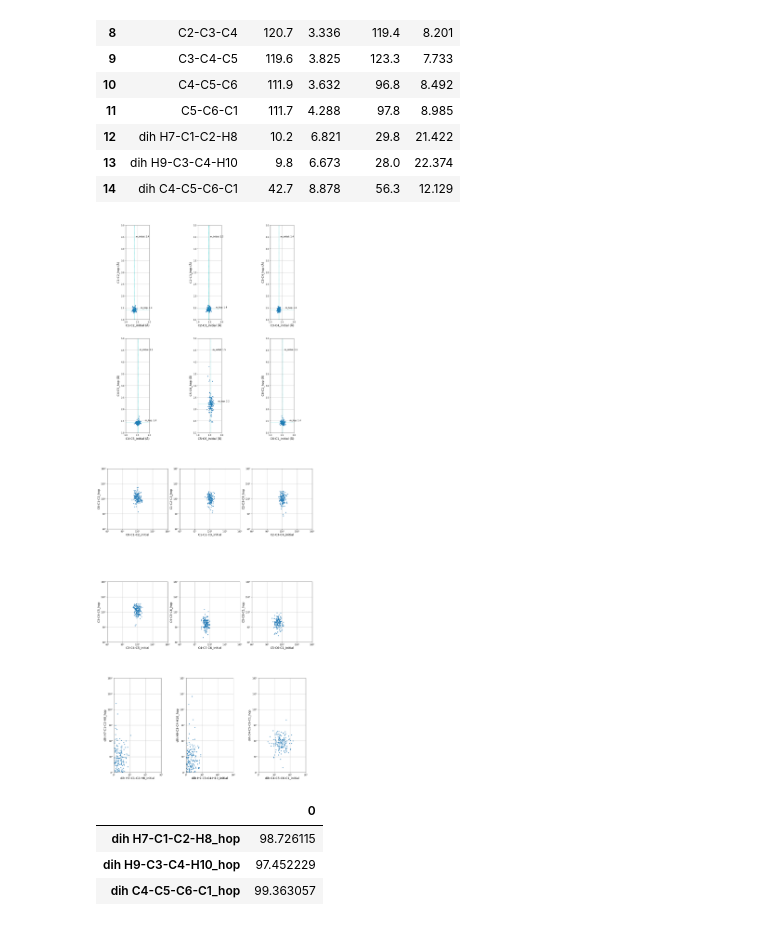
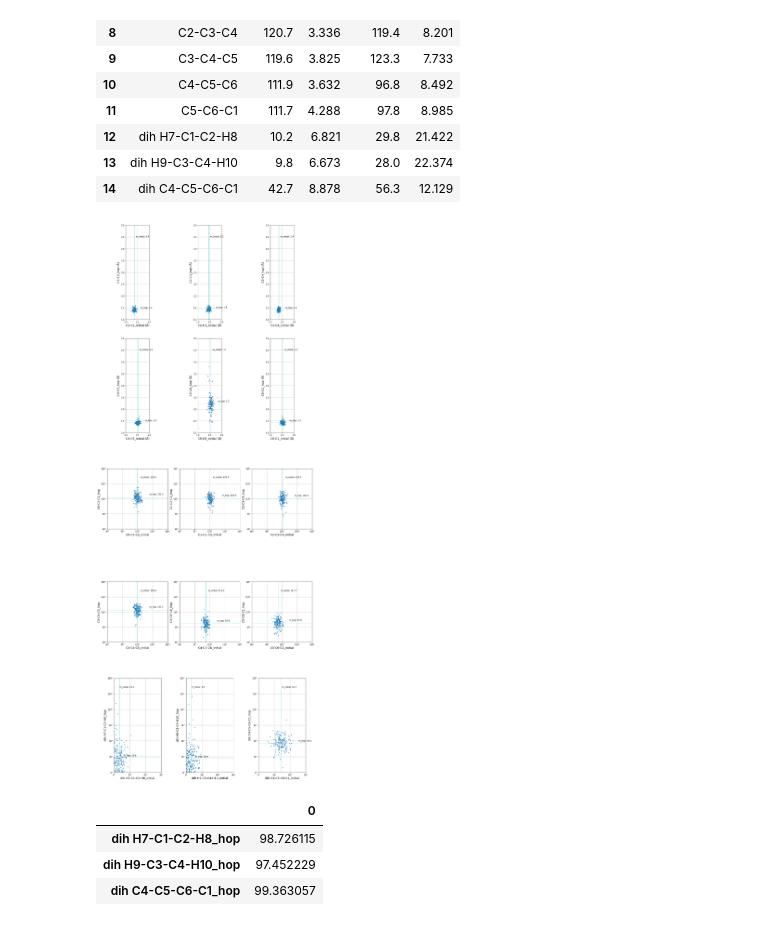
Before and after one commit to KhaiTTNguyen/Computational_Quantum_Chemistry, a Jupyter notebook: structural_influence_on_excited_state_dynamics/[Khai_Nguyen]_CHD_IC_Visualization.ipynb, the cells around one changed output. Drawn from its saved outputs; the diff is of its cells as text; code cells hidden in the pictures.

Commit message:
need scaling for histograms

```diff
--- a/structural_influence_on_excited_state_dynamics/[Khai_Nguyen]_CHD_IC_Visualization.ipynb
+++ b/structural_influence_on_excited_state_dynamics/[Khai_Nguyen]_CHD_IC_Visualization.ipynb
@@ -118,10 +118,10 @@ compare_mean
 # ----------------------- Plot ----------------------- #
 '''
 1. dataframe indexes
-2. x_lim, y_lim
-3. set aspect (height/width ticks ratio)
-4. change "units" in x-y labels
-5. Change MultipleLocator()
+2. Change MultipleLocator()
+3. change "units" in x-y labels
+4. x_lim, y_lim
+5. location of ax.text
 '''
 # plt.subplot(121) nrows, ncols, and index
 figure_nrows = math.ceil(len(compare_mean)/2)
@@ -131,11 +131,10 @@ plt.figure(figsize=(18,10*figure_nrows))
 # -------------- C-C bonds range(1,8) --------------
 C_C_stop=NUM_CARBON
 for col, axe_index in zip(compare_mean['index'][0:C_C_stop], range(1,C_C_stop+1)):
+    initial_col, hop_col = col + "_initial", col + "_hop"
+    x,y = dih_merge[initial_col] , dih_merge[hop_col]
     ax=plt.subplot(figure_nrows, figure_ncols, axe_index)
     ax.set_aspect(1)  # (height/width ticks ratio)
-
-    initial_col, hop_col = col + "_initial", col + "_hop"
-    x,y = dih_merge[initial_col] , dih_merge[hop_col]
 
     plt.plot(x,y, '.')
     plt.xlabel(initial_col+' (Å)', fontsize='x-large')
@@ -150,57 +149,74 @@ for col, axe_index in zip(compare_mean['index'][0:C_C_stop], range(1,C_C_stop+1)
     xmin,xmax=plt.xlim()
     ax.text(x.mean()*1.05, ymax*0.9,'m_initial: {:.1f}'.format(x.mean()))
     ax.text(x.mean()*1.20, y.mean()*1.05,'m_hop: {:.1f}'.format(y.mean()))
-
     axe_index+=1
 
 # -------------- C-C-C angles range(20,28) --------------
 for col, axe_index in zip(compare_mean['index'][C_C_stop:-3], range(C_C_stop+1,len(compare_mean)-2)):
+    initial_col, hop_col = col + "_initial", col + "_hop"
+    x,y = dih_merge[initial_col] , dih_merge[hop_col]
     ax=plt.subplot(figure_nrows, figure_ncols, axe_index)
+    ax.set_aspect(1)
+    # -- format axis
     formatter = EngFormatter(unit='°',places=0,sep="")
     ax.xaxis.set_major_formatter(formatter)
     ax.yaxis.set_major_formatter(formatter)
+    # -- format grid
     majorLocator = MultipleLocator(30)
     ax.xaxis.set_major_locator(majorLocator)
     ax.yaxis.set_major_locator(majorLocator)
-    ax.set_aspect(1)
-    initial_col = col + "_initial"
-    hop_col = col + "_hop"
 
-    plt.plot(dih_merge[initial_col],dih_merge[hop_col], '.')
+    plt.plot(x,y, '.')
     plt.xlabel(initial_col, fontsize='x-large')
     plt.ylabel(hop_col, fontsize='x-large')
     plt.xlim(60,180)
     plt.ylim(60,180)
     plt.grid(True)
+
+    ax.axvline(x.mean(), color='c', linestyle='dashed', linewidth=1)
+    ax.axhline(y.mean(), color='c', linestyle=':', linewidth=1)
+    ymin,ymax=plt.ylim()
+    xmin,xmax=plt.xlim()
+    ax.text(x.mean()*1.05, ymax*0.9,'m_initial: {:.1f}'.format(x.mean()))
+    ax.text(x.mean()*1.20, y.mean()*1.05,'m_hop: {:.1f}'.format(y.mean()))
     axe_index+=1
 
 # -------------- dihedrals rang(29,31) --------------
 for col, axe_index in zip(compare_mean['index'][-3:], range(len(compare_mean)-2,len(compare_mean)+1)):
+    initial_col, hop_col = col + "_initial", col + "_hop"
+    x,y = dih_merge[initial_col] , dih_merge[hop_col]
     ax=plt.subplot(figure_nrows, figure_ncols, axe_index)
+    ax.set_aspect(1)
+    # -- format axis
     formatter = EngFormatter(unit='°',places=0,sep="")
     ax.xaxis.set_major_formatter(formatter)
     ax.yaxis.set_major_formatter(formatter)
+    # -- format grid
     majorLocator = MultipleLocator(30)
     ax.xaxis.set_major_locator(majorLocator)
     ax.yaxis.set_major_locator(majorLocator)
-    ax.set_aspect(1)
-    initial_col = col + "_initial"
-    hop_col = col + "_hop"
 
     plt.plot(dih_merge[initial_col],dih_merge[hop_col], '.')
     plt.xlabel(initial_col, fontsize='x-large')
     plt.ylabel(hop_col, fontsize='x-large')
     plt.xlim(0,90)
     plt.ylim(0,180)
     plt.grid(True)
+
+    ax.axvline(x.mean(), color='c', linestyle='dashed', linewidth=1)
+    ax.axhline(y.mean(), color='c', linestyle=':', linewidth=1)
+    ymin,ymax=plt.ylim()
+    xmin,xmax=plt.xlim()
+    ax.text(x.mean()*1.05, ymax*0.9,'m_initial: {:.1f}'.format(x.mean()))
+    ax.text(x.mean()*1.8, y.mean()*1.05,'m_hop: {:.1f}'.format(y.mean()))
     axe_index+=1
 
 #------------------------- Output to file ----------------------#
 output_path = os.path.join(".", "visuals", "CHD", "initial_vs_hop", date_computed + "_initial_vs_hop" + ".png")
 os.makedirs(os.path.dirname(output_path), exist_ok=True) # create folder if not existed yet
 plt.savefig(output_path)
 # %% [output]
-[figure, old version]
+[figure, new version]
 # %%
 dih_angle_df = dih_merge.iloc[:,-3:]
 lower_bound = 0
```
Also changed, not shown: parts of 1 cell of this notebook, 7 other files.
